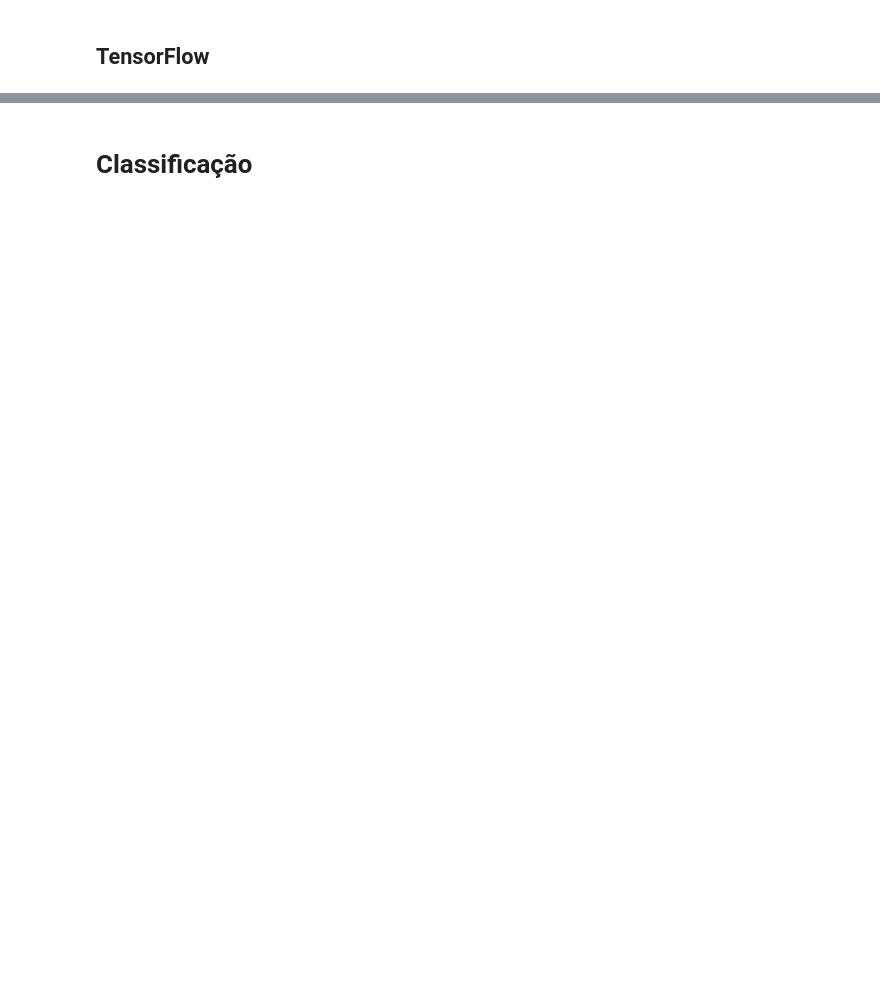
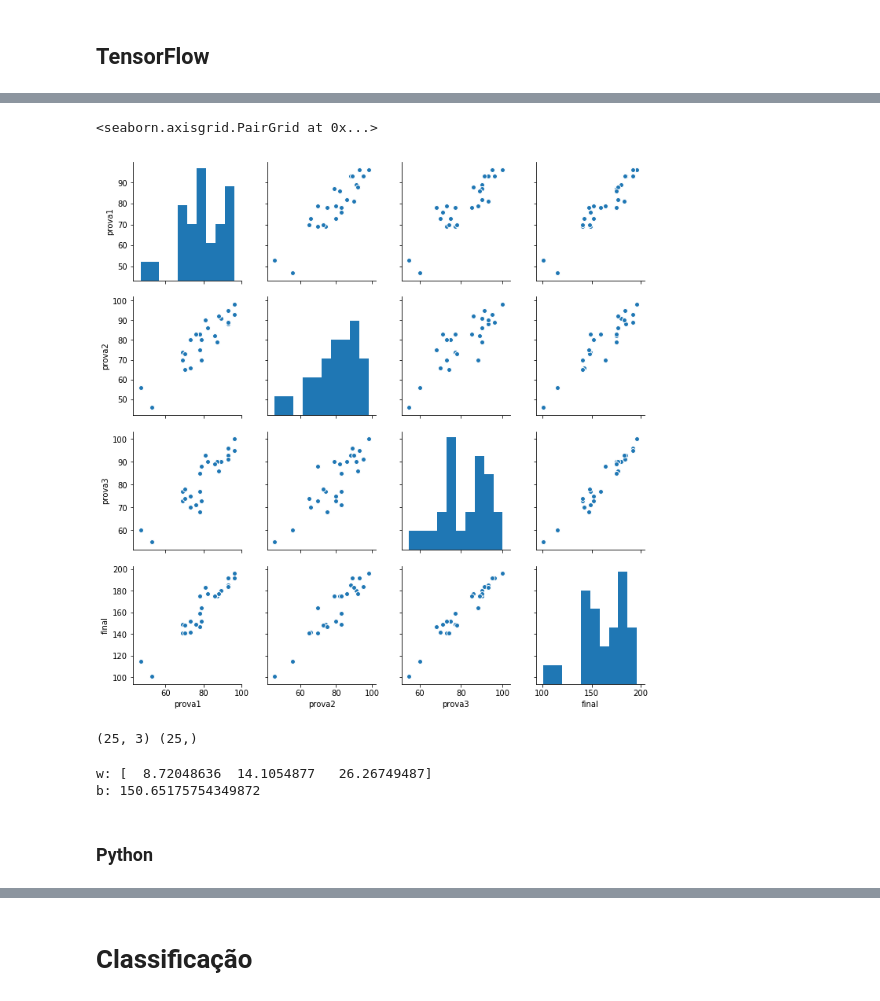
Before and after one commit to arnaldog12/Manual-Pratico-Deep-Learning, a Jupyter notebook: Perceptron.ipynb, the cells around one changed output, grey strips where cells are left out. Saved outputs shown, nothing was run; the diff lists cells and outputs as text; code cells hidden in the pictures; blank space fills up the shorter version.

Commit message:
adiciona exemplos de regressão com perceptron
- adiciona dataset de notas

```diff
--- a/Perceptron.ipynb
+++ b/Perceptron.ipynb
@@ -330,0 +295,5 @@ step 4000: 26.238303019290534
+# %%
+df = pd.read_csv('data/notas.csv')
+
+print(df.shape)
+df.head(10)
@@ -330,0 +313,12 @@ step 4000: 26.238303019290534
+# %%
+sb.pairplot(df)
+# %% [output]
+<seaborn.axisgrid.PairGrid at 0x...>
+[figure, added]
+# %%
+x = df[['prova1', 'prova2', 'prova3']].values
+y = df['final'].values
+
+print(x.shape, y.shape)
+# %% [output]
+(25, 3) (25,)
@@ -330,0 +328,12 @@ step 4000: 26.238303019290534
+# %%
+from sklearn.linear_model import LinearRegression
+
+reg = LinearRegression()
+reg.fit(x,y)
+
+print("w: {} \nb: {}".format(reg.coef_, reg.intercept_))
+# %% [output]
+w: [  8.72048636  14.1054877   26.26749487]
+b: 150.65175754349872
+# %% [markdown]
+### Python
```
Also changed, not shown: parts of 26 cells of this notebook, 1 other file.
